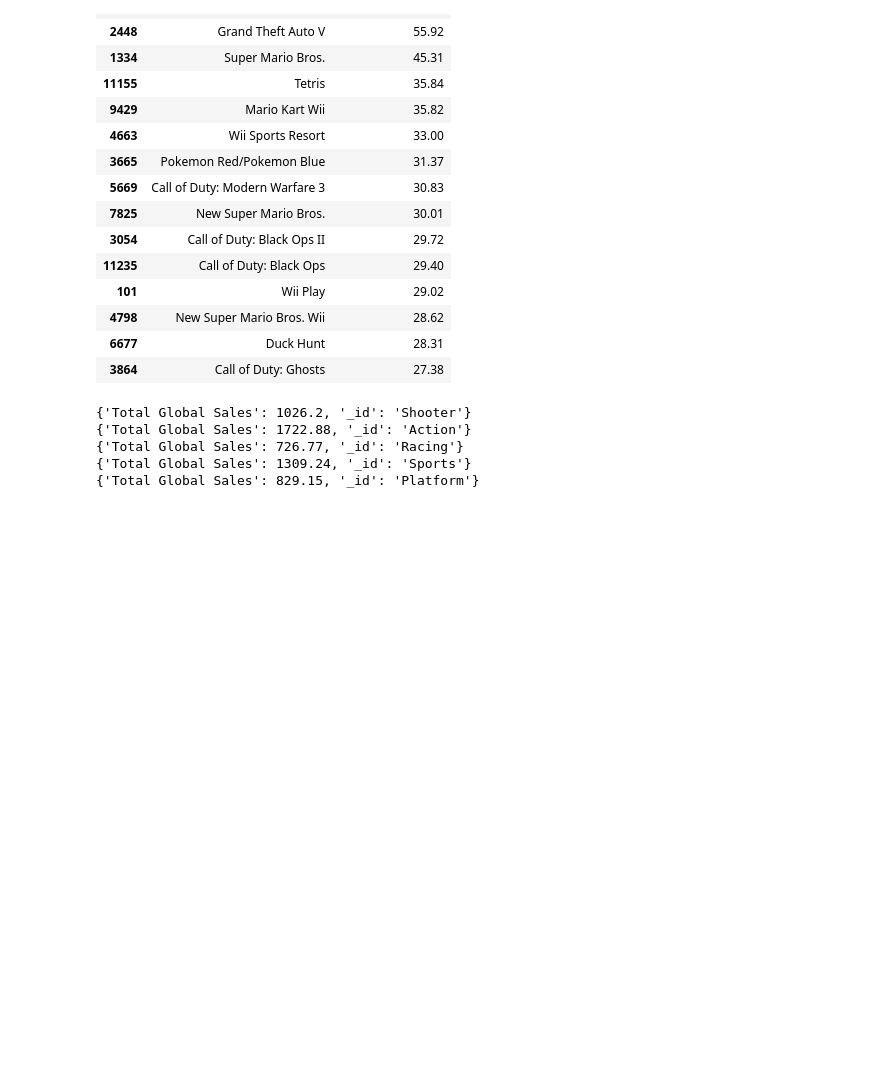
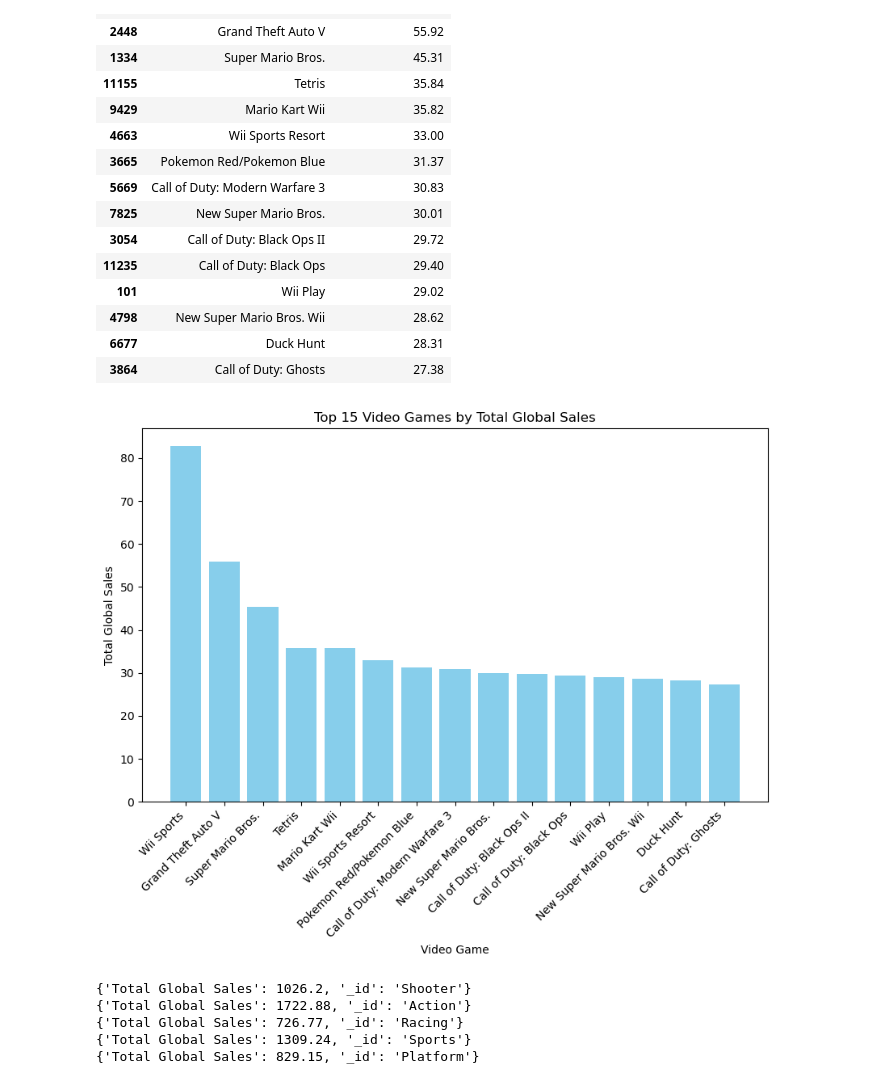
Before and after one commit to DarkWolf776/Project3, a Jupyter notebook: Project 3 work.ipynb, the cells around one changed output. Cells and saved outputs as stored; diff of their text form; code cells hidden in the pictures; blank space fills up the shorter version.

```diff
--- a/Project 3 work.ipynb
+++ b/Project 3 work.ipynb
@@ -225,6 +252,20 @@ top_sales.head(15)
 | 4798 | New Super Mario Bros. Wii | 28.62 |
 | 6677 | Duck Hunt | 28.31 |
 | 3864 | Call of Duty: Ghosts | 27.38 |
+# %%
+plt.figure(figsize=(10, 6))
+plt.bar(top_sales['Video Game'].head(15), top_sales['Total Global Sales'].head(15), color='skyblue')
+plt.xlabel('Video Game')
+plt.ylabel('Total Global Sales')
+plt.title('Top 15 Video Games by Total Global Sales')
+
+# Rotate x-axis labels for better readability
+plt.xticks(rotation=45, ha='right')
+
+# Save the plot as a JPEG image
+plt.savefig('Charts/top_sales.jpg', format='jpeg', bbox_inches='tight')
+# %% [output]
+[figure, added]
 # %%
 pipeline2 = [
     {
```
Also changed, not shown: parts of 17 cells of this notebook, 5 other files.
